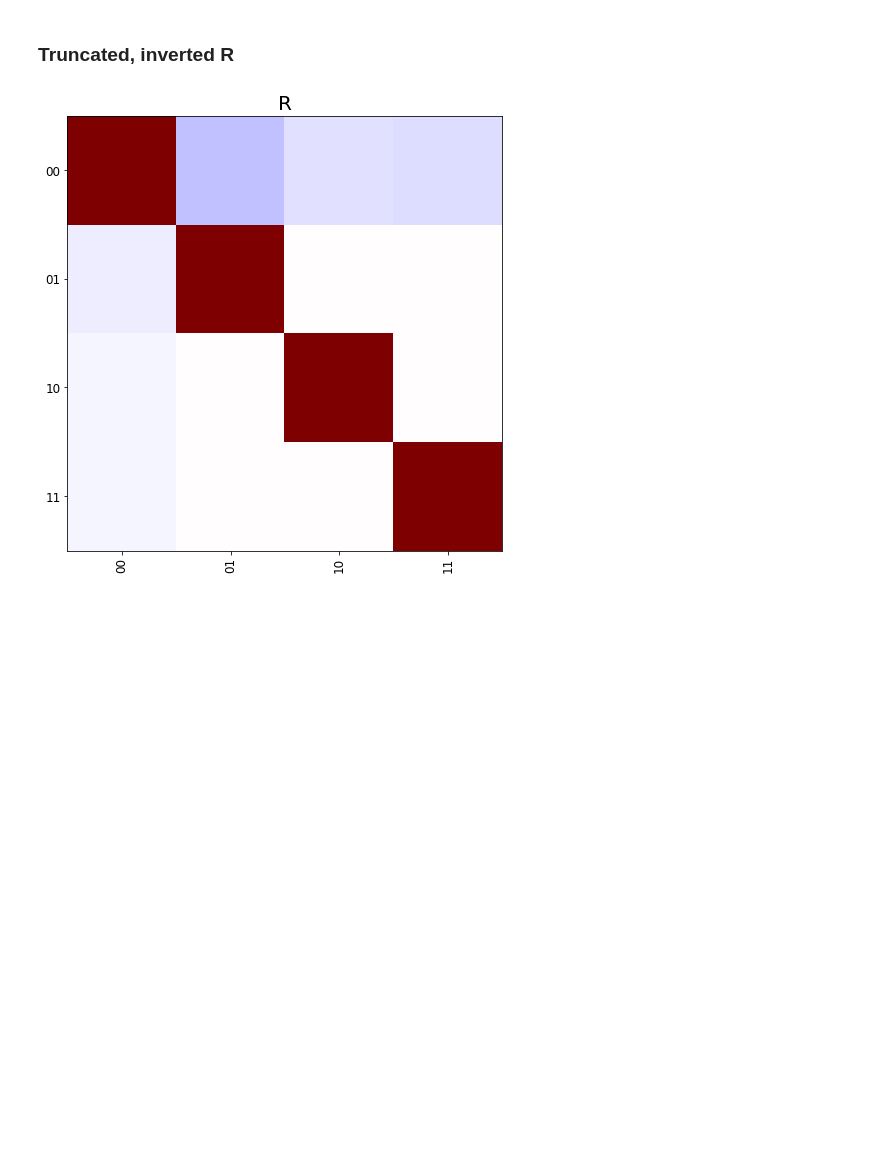
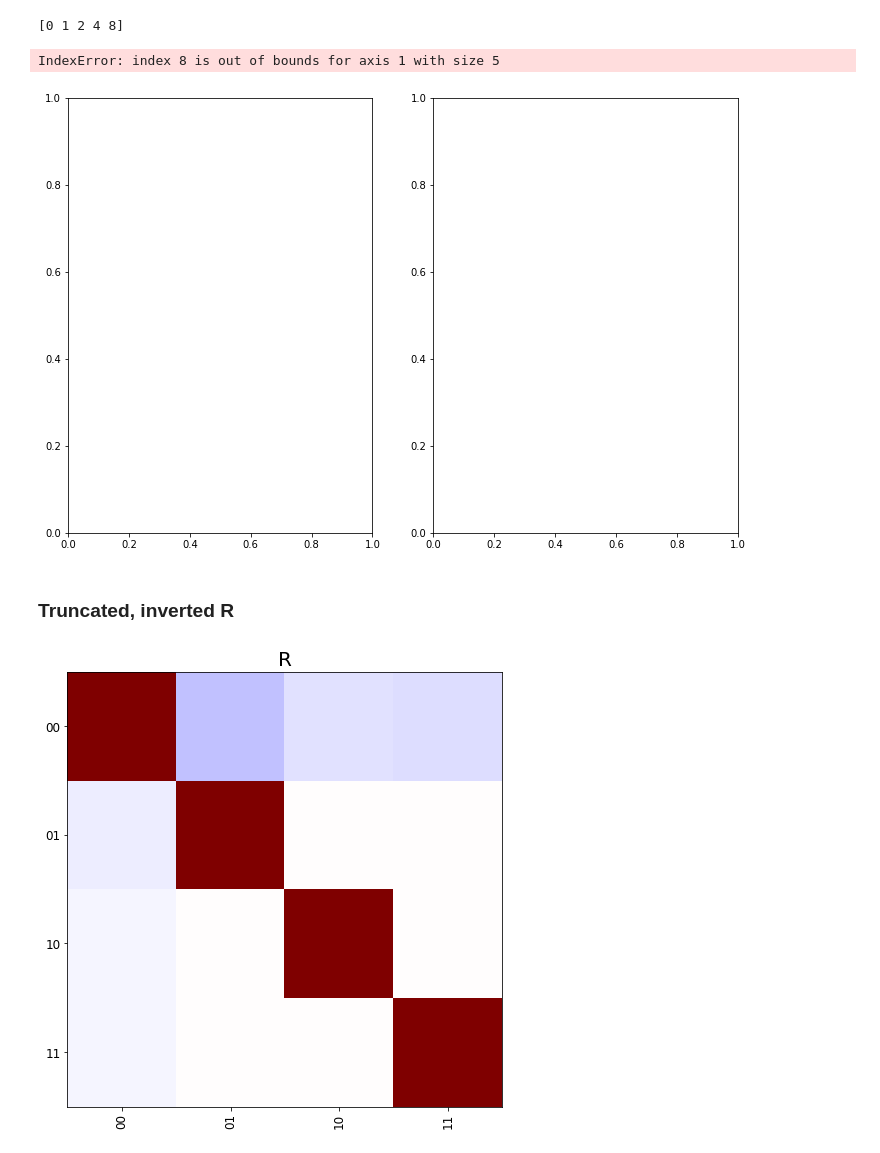
Before and after one commit to peterse/perturbative_readout_correction, a Jupyter notebook: make_R_plot.ipynb, the cells around one changed output. Drawn from its saved outputs; the diff is of its cells as text; code cells hidden in the pictures; blank space fills up the shorter version.

```diff
--- a/low_rank_approx.ipynb
+++ b/make_R_plot.ipynb
@@ -113,3 +101,16 @@ idx_sort = u_imshow(R, len(q01_arr), sort_by_weight=True)
+# %%
+fig, axes = plt.subplots(1, 2, figsize=(12, 8))
+trunc_idx = np.arange(1 << len(q01_arr))[idx_sort][:5]
+print(trunc_idx)
+Rtrunc = R[trunc_idx,:][:,trunc_idx]
+Rtrunc_inv = np.linalg.inv(Rtrunc)
+_ = u_imshow_trunc(Rtrunc, len(q01_arr), trunc=len(trunc_idx), sort_by_weight=True, ax=axes[0])
+_ = u_imshow_trunc(Rtrunc_inv, len(q01_arr), trunc=len(trunc_idx), sort_by_weight=True, ax=axes[1])
+# plt.savefig("R_Rinv_v0.pdf")
+# %% [output]
+[0 1 2 4 8]
+IndexError: index 8 is out of bounds for axis 1 with size 5
+[figure, added]
 # %% [markdown]
 ### Truncated, inverted R
 # %%
```
Also changed, not shown: parts of 6 cells of this notebook, 14 other files.
